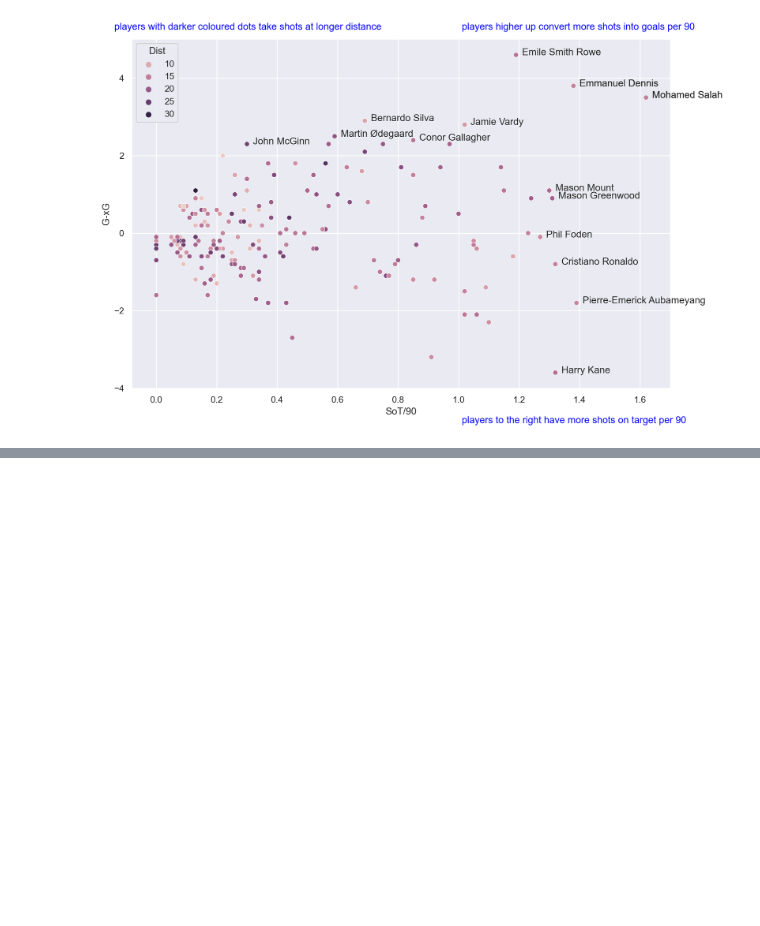
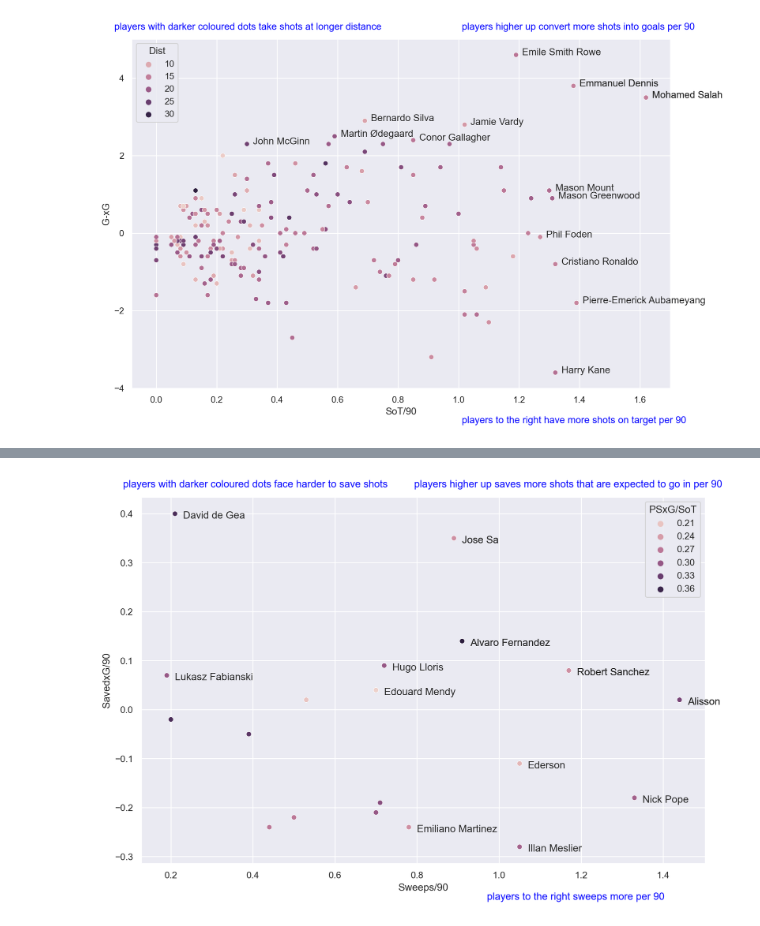
Before and after one commit to ydatay/EPL_Visuals, a Jupyter notebook: EPL_Visual_workbook.ipynb, the cells around one changed output, grey strips where cells are left out. Cells and saved outputs as stored; diff of their text form; code cells hidden in the pictures; blank space fills up the shorter version.

```diff
--- a/EPL_Visual_workbook.ipynb
+++ b/EPL_Visual_workbook.ipynb
@@ -104,0 +108,2 @@ fig.savefig('finisher.png')
+# %%
+gk = pd.read_csv('keeper.txt', delimiter='|', index_col='Rk')
@@ -104,0 +121,30 @@ fig.savefig('finisher.png')
+# %%
+gk = gk[['Player', 'Squad', '90s','PSxG', 'PSxG/SoT',
+         '/90','Cmp%', 'Stp%', '#OPA/90']]# Keep only relevant columns
+# %%
+gk = gk[gk['90s']>=10] # Select only players who have played 10 full games or more
+# %%
+gk.columns = ['Player', 'Squad', '90s', 'PSxG', 'PSxG/SoT', 'SavedxG/90', 'Cmp%', 'Stp%',
+       'Sweeps/90'] # Rename some columns for easier understanding
+# %%
+fig = plt.figure(figsize=(12,8), dpi=200)
+
+sns.set_theme()
+ax = sns.scatterplot(data=gk, x='Sweeps/90',y='SavedxG/90', hue='PSxG/SoT')
+# sns.move_legend(ax, loc='upper left')
+
+top_players = [x for x in gk.sort_values('Sweeps/90', ascending=False)['Player'].head(8)]
+top_players = top_players + [x for x in gk.sort_values('SavedxG/90', ascending=False)['Player'].head(8)]
+for player in top_players:
+    plt.text(x=gk['Sweeps/90'][gk['Player']==player]+0.02,
+             y=gk['SavedxG/90'][gk['Player']==player]-0.01,
+             s=player)
+plt.text(x=0.6,y=0.05,transform=fig.transFigure,
+         s = 'players to the right sweeps more per 90', color='blue')
+plt.text(x=0.5,y=0.9,transform=fig.transFigure,
+         s = 'players higher up saves more shots that are expected to go in per 90', color='blue')
+plt.text(x=0.1,y=0.9,transform=fig.transFigure,
+         s = 'players with darker coloured dots face harder to save shots', color='blue')
+fig.savefig('goalkeeper.png')
+# %% [output]
+[figure, added]
```
Also changed, not shown: parts of 13 cells of this notebook, 2 other files.
